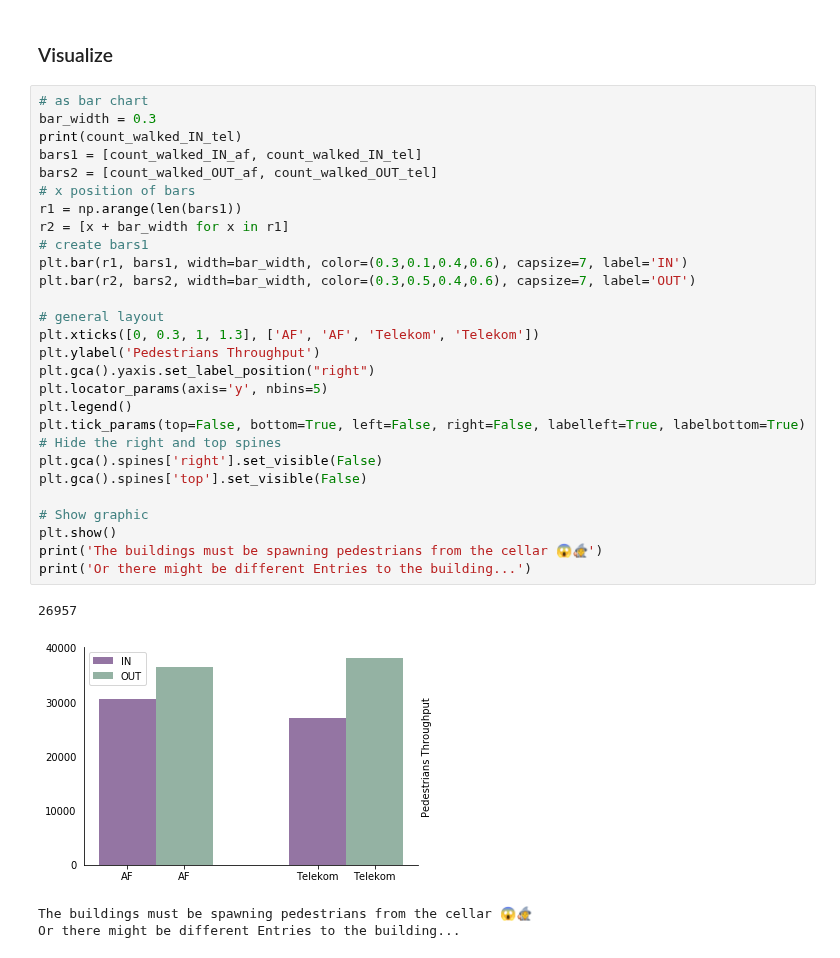
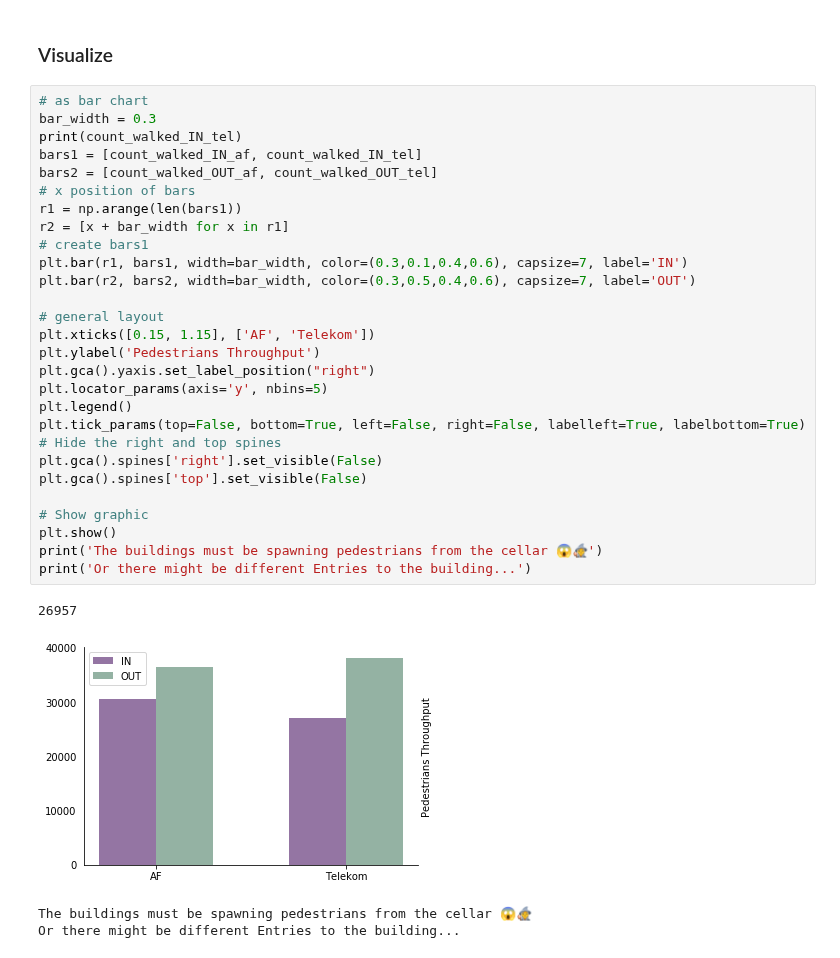
Before and after one commit to RichStone/htw-data-science-university-project, a Jupyter notebook: data_analysis.ipynb, the cells around one changed output. Saved outputs shown, nothing was run; the diff lists cells and outputs as text.

```diff
--- a/data_analysis.ipynb
+++ b/data_analysis.ipynb
@@ -316,34 +316,34 @@ count_walked_OUT_tel = df_pedestrians_OUT_tel.Count.sum()
 # %%
 # as bar chart
 bar_width = 0.3
 print(count_walked_IN_tel)
 bars1 = [count_walked_IN_af, count_walked_IN_tel]
 bars2 = [count_walked_OUT_af, count_walked_OUT_tel]
 # x position of bars
 r1 = np.arange(len(bars1))
 r2 = [x + bar_width for x in r1]
 # create bars1
 plt.bar(r1, bars1, width=bar_width, color=(0.3,0.1,0.4,0.6), capsize=7, label='IN')
 plt.bar(r2, bars2, width=bar_width, color=(0.3,0.5,0.4,0.6), capsize=7, label='OUT')
 
 # general layout
-plt.xticks([0, 0.3, 1, 1.3], ['AF', 'AF', 'Telekom', 'Telekom'])
+plt.xticks([0.15, 1.15], ['AF', 'Telekom'])
 plt.ylabel('Pedestrians Throughput')
 plt.gca().yaxis.set_label_position("right")
 plt.locator_params(axis='y', nbins=5)
 plt.legend()
 plt.tick_params(top=False, bottom=True, left=False, right=False, labelleft=True, labelbottom=True)
 # Hide the right and top spines
 plt.gca().spines['right'].set_visible(False)
 plt.gca().spines['top'].set_visible(False)
 
 # Show graphic
 plt.show()
 print('The buildings must be spawning pedestrians from the cellar 😱🧙')
 print('Or there might be different Entries to the building...')
 # %% [output]
 26957
-[figure, old version]
+[figure, new version]
 The buildings must be spawning pedestrians from the cellar 😱🧙
 Or there might be different Entries to the building...
 # %%
```
Also changed, not shown: parts of 2 cells of this notebook.
